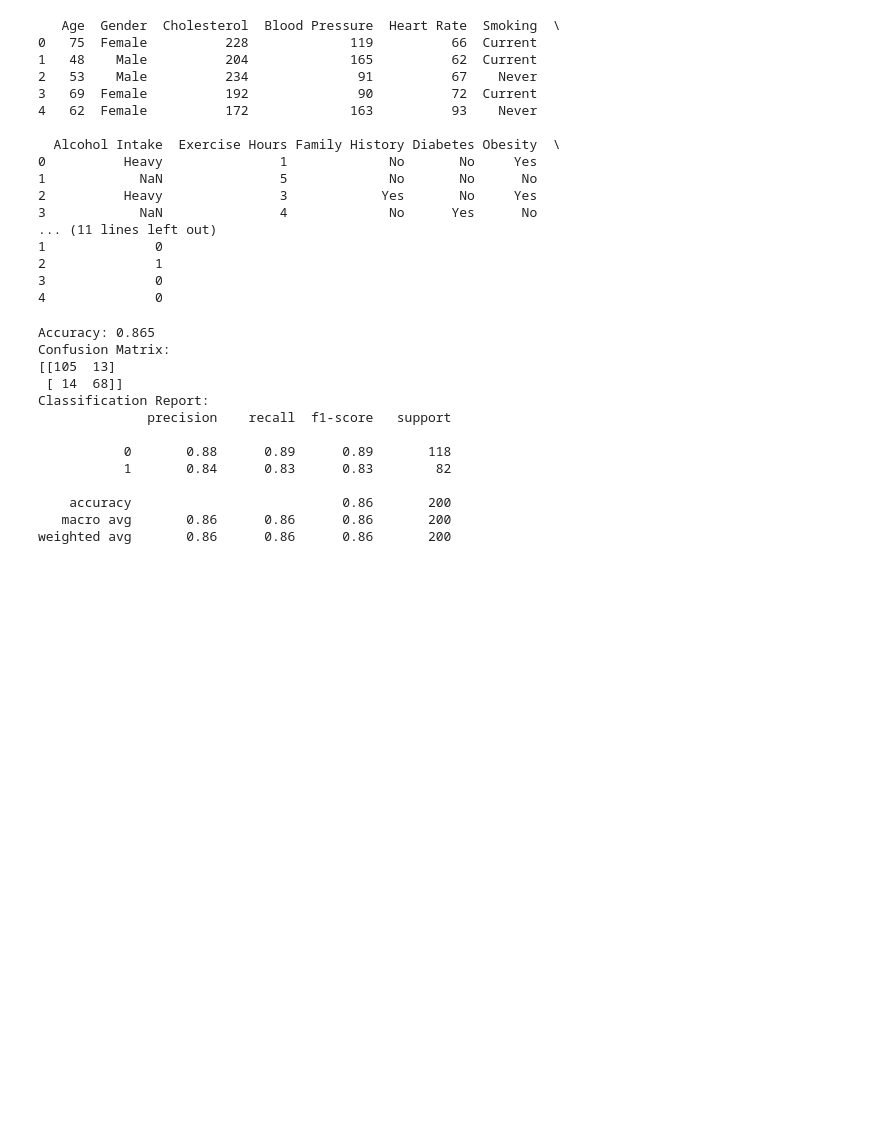
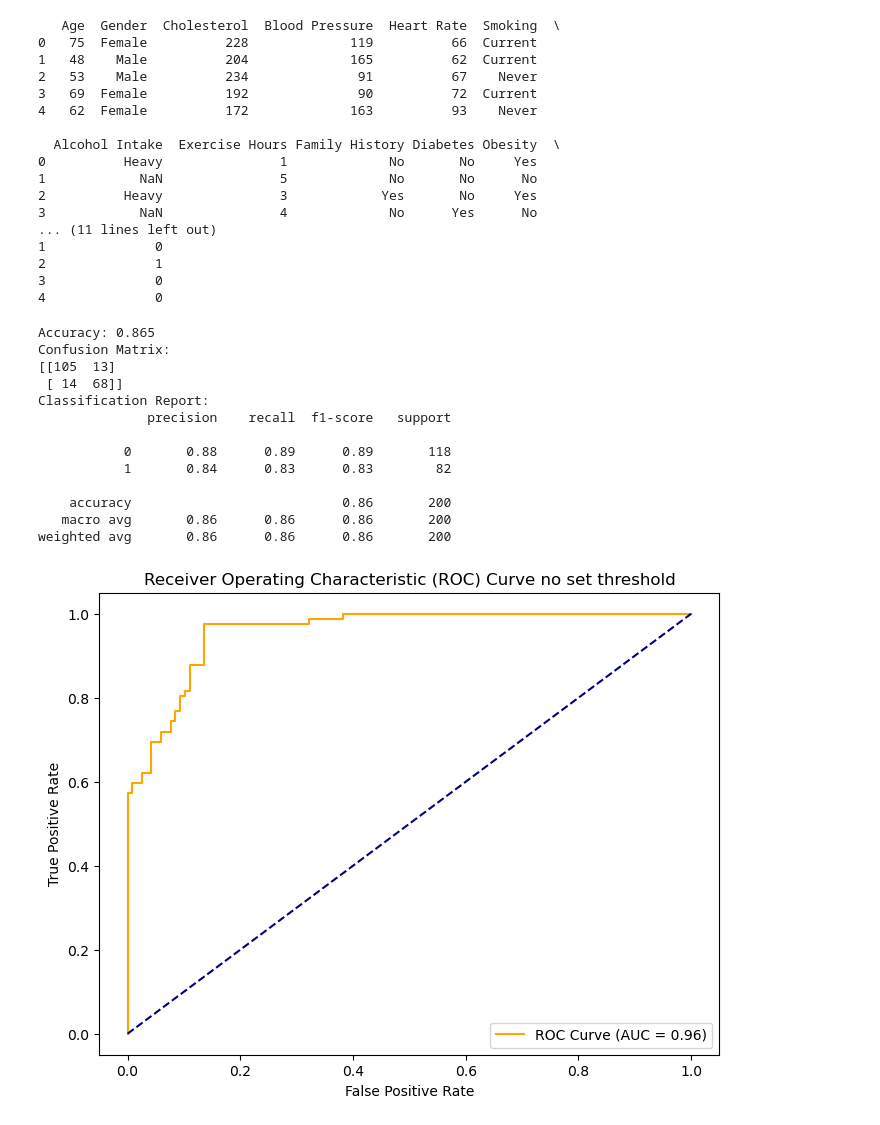
Before and after one commit to padrigon-lynbert/Heart_Disease_Prediction, a Jupyter notebook: main.ipynb, the cells around one changed output. Saved outputs shown, nothing was run; the diff lists cells and outputs as text; code cells hidden in the pictures; blank space fills up the shorter version.

```diff
--- a/main.ipynb
+++ b/main.ipynb
@@ -111,6 +111,22 @@ Classification Report:
     accuracy                           0.86       200
    macro avg       0.86      0.86      0.86       200
 weighted avg       0.86      0.86      0.86       200
+# %%
+
+from sklearn.metrics import roc_curve, roc_auc_score
+
+# Get probabilities for ROC curve
+y_probs = model.predict_proba(X_test)[:, 1]
+
+# Compute ROC curve and AUC
+fpr, tpr, thresholds = roc_curve(y_test, y_probs)
+auc = roc_auc_score(y_test, y_probs)
+
+
+
+plt.show()
+# %% [output]
+[figure, added]
 # %%
 # Print classification report and accuracy
 print(f"Accuracy: {accuracy}")
```
Also changed, not shown: parts of 1 cell of this notebook, 4 other files.
